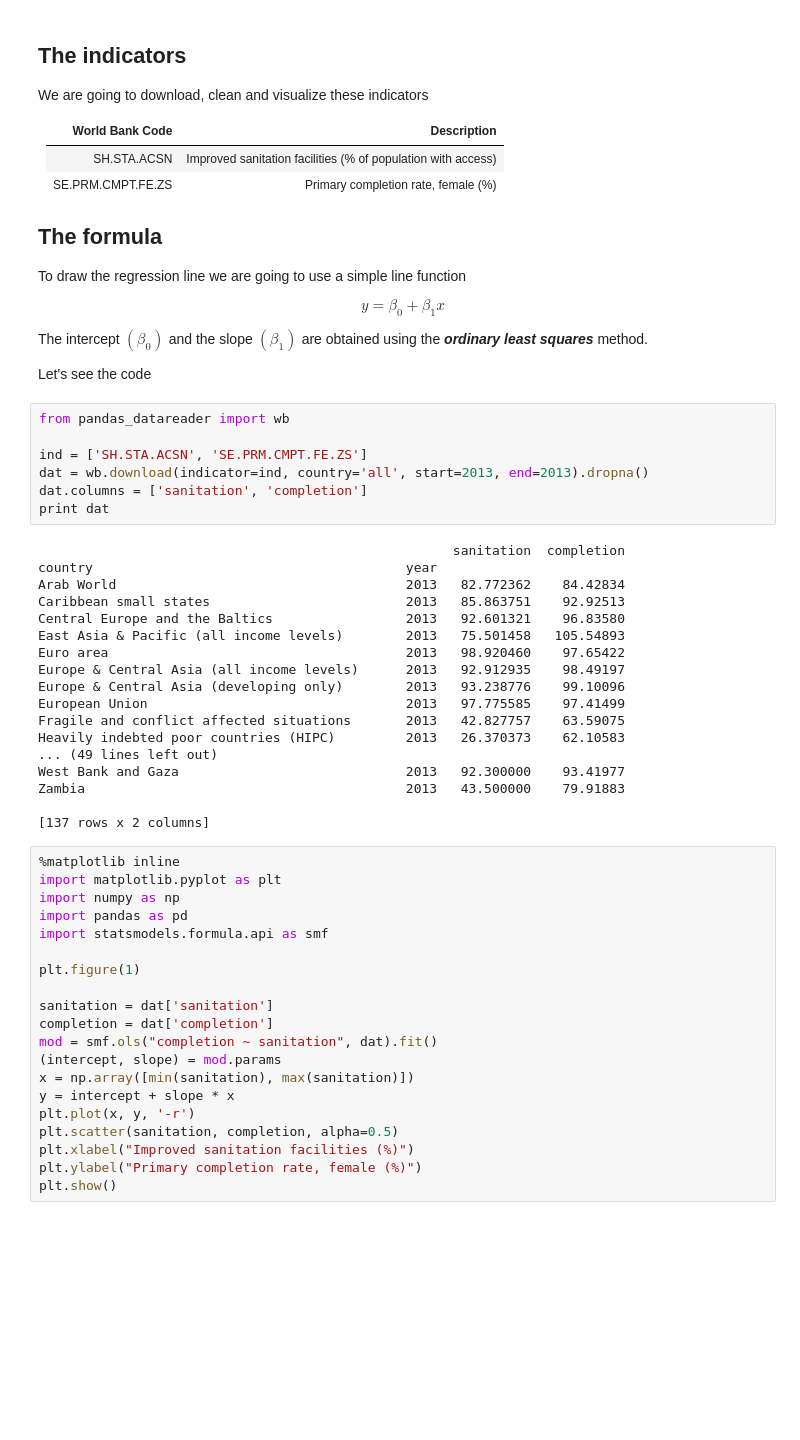
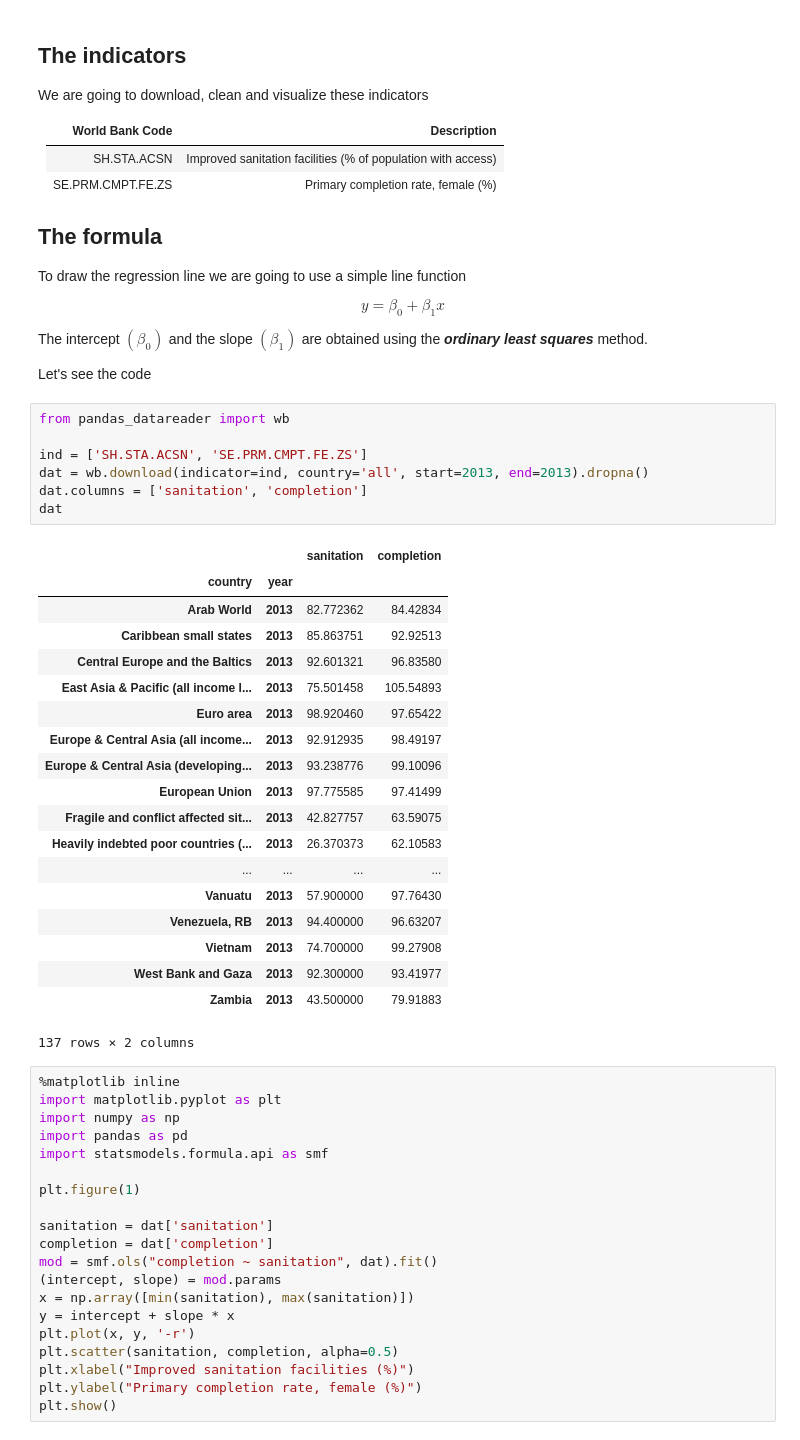
Before and after one commit to eduardoferrandezr/notebook_example, a Jupyter notebook: linear_regression.ipynb, the cells around one changed output. Saved outputs shown, nothing was run; the diff lists cells and outputs as text; blank space fills up the shorter version.

Commit message:
removed print dat

```diff
--- a/linear_regression.ipynb
+++ b/linear_regression.ipynb
@@ -25,28 +25,30 @@ Let's see the code
 # %%
 from pandas_datareader import wb
 
 ind = ['SH.STA.ACSN', 'SE.PRM.CMPT.FE.ZS']
 dat = wb.download(indicator=ind, country='all', start=2013, end=2013).dropna()
 dat.columns = ['sanitation', 'completion']
-print dat
+dat
 # %% [output]
+|  |  | sanitation | completion |
+| country | year |  |  |
+| Arab World | 2013 | 82.772362 | 84.42834 |
+| Caribbean small states | 2013 | 85.863751 | 92.92513 |
+| Central Europe and the Baltics | 2013 | 92.601321 | 96.83580 |
+| East Asia & Pacific (all income l... | 2013 | 75.501458 | 105.54893 |
+| Euro area | 2013 | 98.920460 | 97.65422 |
+| Europe & Central Asia (all income... | 2013 | 92.912935 | 98.49197 |
+| Europe & Central Asia (developing... | 2013 | 93.238776 | 99.10096 |
+| European Union | 2013 | 97.775585 | 97.41499 |
+| Fragile and conflict affected sit... | 2013 | 42.827757 | 63.59075 |
+| Heavily indebted poor countries (... | 2013 | 26.370373 | 62.10583 |
+| ... | ... | ... | ... |
+| Vanuatu | 2013 | 57.900000 | 97.76430 |
+| Venezuela, RB | 2013 | 94.400000 | 96.63207 |
+| Vietnam | 2013 | 74.700000 | 99.27908 |
+| West Bank and Gaza | 2013 | 92.300000 | 93.41977 |
+| Zambia | 2013 | 43.500000 | 79.91883 |
-                                                     sanitation  completion
-country                                        year
-Arab World                                     2013   82.772362    84.42834
-Caribbean small states                         2013   85.863751    92.92513
-Central Europe and the Baltics                 2013   92.601321    96.83580
-East Asia & Pacific (all income levels)        2013   75.501458   105.54893
-Euro area                                      2013   98.920460    97.65422
-Europe & Central Asia (all income levels)      2013   92.912935    98.49197
-Europe & Central Asia (developing only)        2013   93.238776    99.10096
-European Union                                 2013   97.775585    97.41499
-Fragile and conflict affected situations       2013   42.827757    63.59075
-Heavily indebted poor countries (HIPC)         2013   26.370373    62.10583
-... (49 lines left out)
-West Bank and Gaza                             2013   92.300000    93.41977
-Zambia                                         2013   43.500000    79.91883
-
-[137 rows x 2 columns]
+137 rows × 2 columns
 # %%
 %matplotlib inline
 import matplotlib.pyplot as plt
```
